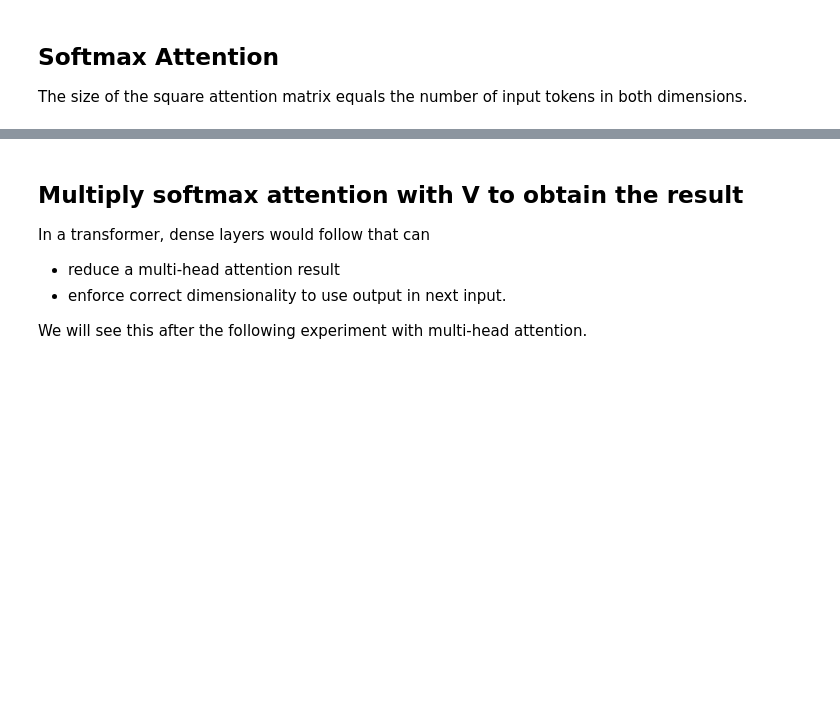
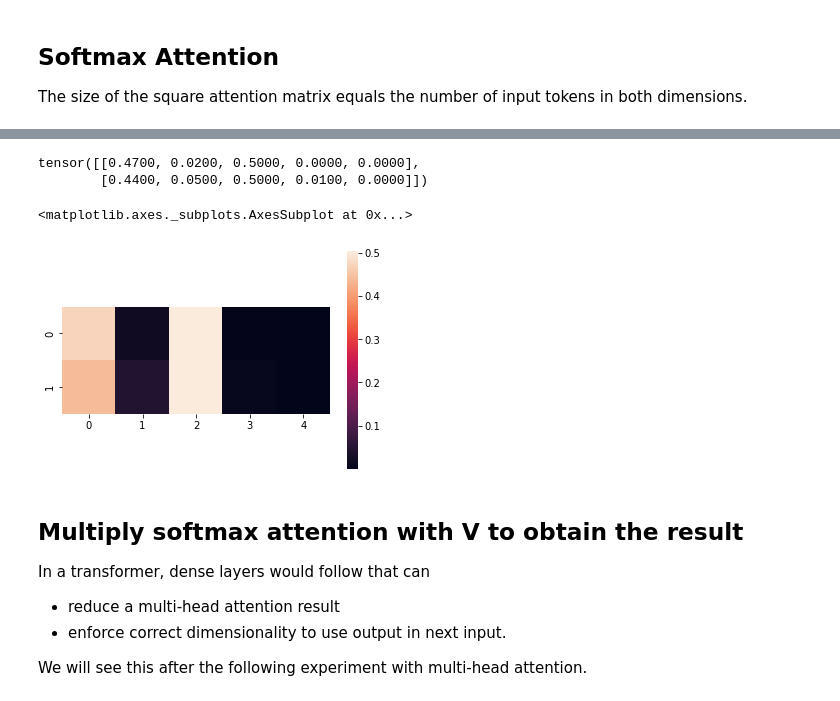
Before and after one commit to mtwenzel/image-video-understanding, a Jupyter notebook: Attention.ipynb, the cells around one changed output, grey strips where cells are left out. Cells and saved outputs as stored; diff of their text form; code cells hidden in the pictures; blank space fills up the shorter version.

```diff
--- a/Attention.ipynb
+++ b/Attention.ipynb
@@ -95,15 +137,17 @@ sns.heatmap(t)
 # %%
-attn_scores = xattn_q @ keys.T
-attn_scores_softmax = softmax(attn_scores, dim=-1)
+xattn_scores = xattn_q @ keys.T
+xattn_scores_softmax = softmax(xattn_scores, dim=-1)
 
-# For readability, round the scores to a definable number of decimal place.
-decimal_places = 2
-attn_scores_softmax = (attn_scores_softmax * 10**decimal_places).round() / (10**decimal_places)
-print(attn_scores_softmax)
+# For readability, round the scores to a definable number of decimal places
+print(xattn_scores_softmax.round(decimals = 2))
 
 # Plot self attention matrix
-t = attn_scores_softmax.numpy()
-sns.heatmap(t)
+sns.heatmap(xattn_scores_softmax.numpy(), square = True)
+# %% [output]
+tensor([[0.4700, 0.0200, 0.5000, 0.0000, 0.0000],
+        [0.4400, 0.0500, 0.5000, 0.0100, 0.0000]])
+<matplotlib.axes._subplots.AxesSubplot at 0x...>
+[figure, added]
 # %% [markdown]
 ## Multiply softmax attention with V to obtain the result
 
```
Also changed, not shown: parts of 19 cells of this notebook.
